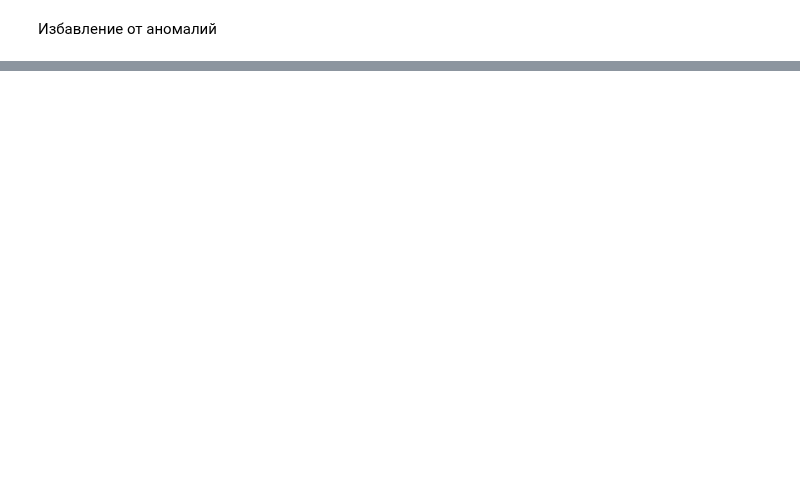
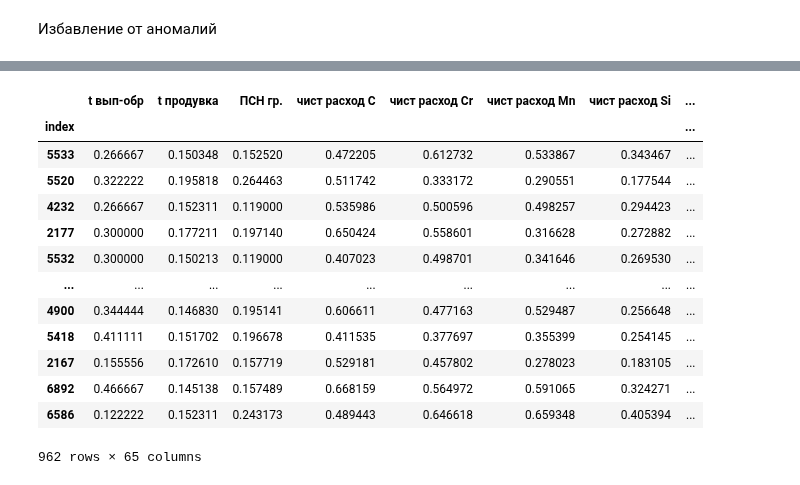
Before and after one commit to OnlyOneUseAcc/Evraz-SCC-prediction, a Jupyter notebook: EDA.ipynb, the cells around one changed output, grey strips where cells are left out. Drawn from its saved outputs; the diff is of its cells as text; code cells hidden in the pictures; blank space fills up the shorter version.

```diff
--- a/EDA.ipynb
+++ b/EDA.ipynb
@@ -101,4 +101,4 @@ marked_data = marked_data.dropna(axis = 0,subset = target_columns)
 # %% [markdown]
  * Заполняем пропущенные данные нулями
 # %%
-marked_data = marked_data.fillna(0)
+marked_data = sf.fill_empty_values(marked_data)
@@ -172,15 +193,12 @@ normalized_data[['произв  количество плавок','произв
 Из описания следует, что эти два признака имеют только по одному уникальному значению,
 тк среднее кв. отклонение равно нулю, избавимся от них.
 # %%
-correlation_list = [ 'химсталь первый Cr_1',
-                     'химсталь первый Cu_1',
-                     'химсталь первый Mo_1',
-                     'химсталь первый Ni_1',
-                     'химсталь первый P_1',
-                     'химсталь первый Si_1',
+correlation_list = [
                      't обработка',
                      't под током',
                      'произв  количество плавок',
-                     'произв количество плавок (цел)' ]
+                     'произв количество плавок (цел)',
+                    'произв количество обработок'
+]
 
 normalized_data = normalized_data.drop(columns=correlation_list)
@@ -189,4 +205,2 @@ KeyError: "['химсталь первый Cr_1' 'химсталь первый
 # %% [markdown]
 Избавление от аномалий
-# %%
-normalized_data = sf.remove_noises(normalized_data)
@@ -198,0 +207,8 @@ plot_data = normalized_data.drop(columns=categorical_columns)
+# %%
+from sklearn.ensemble import IsolationForest
+
+out_forest = IsolationForest()
+out_forest.fit(normalized_data.iloc[:, 1:])
+outlier_predicted = out_forest.predict(normalized_data.iloc[:, 1:])
+normalized_data = normalized_data[outlier_predicted == 1].copy()
+normalized_data.shape
@@ -218,3 +220,20 @@ train_data = normalized_data.drop(test_data.index, axis='index')
+# %%
+test_data
+# %% [output]
+|  | t вып-обр | t продувка | ПСН гр. | чист расход C | чист расход Cr | чист расход Mn | чист расход Si | ... |
+| index |  |  |  |  |  |  |  | ... |
+| 5533 | 0.266667 | 0.150348 | 0.152520 | 0.472205 | 0.612732 | 0.533867 | 0.343467 | ... |
+| 5520 | 0.322222 | 0.195818 | 0.264463 | 0.511742 | 0.333172 | 0.290551 | 0.177544 | ... |
+| 4232 | 0.266667 | 0.152311 | 0.119000 | 0.535986 | 0.500596 | 0.498257 | 0.294423 | ... |
+| 2177 | 0.300000 | 0.177211 | 0.197140 | 0.650424 | 0.558601 | 0.316628 | 0.272882 | ... |
+| 5532 | 0.300000 | 0.150213 | 0.119000 | 0.407023 | 0.498701 | 0.341646 | 0.269530 | ... |
+| ... | ... | ... | ... | ... | ... | ... | ... | ... |
+| 4900 | 0.344444 | 0.146830 | 0.195141 | 0.606611 | 0.477163 | 0.529487 | 0.256648 | ... |
+| 5418 | 0.411111 | 0.151702 | 0.196678 | 0.411535 | 0.377697 | 0.355399 | 0.254145 | ... |
+| 2167 | 0.155556 | 0.172610 | 0.157719 | 0.529181 | 0.457802 | 0.278023 | 0.183105 | ... |
+| 6892 | 0.466667 | 0.145138 | 0.157489 | 0.668159 | 0.564972 | 0.591065 | 0.324271 | ... |
+| 6586 | 0.122222 | 0.152311 | 0.243173 | 0.489443 | 0.646618 | 0.659348 | 0.405394 | ... |
+962 rows × 65 columns
 # %%
 X_test_data = test_data.drop(columns= target_columns)
 labels_test_data = test_data[target_columns]
```
Also changed, not shown: parts of 9 cells of this notebook, 11 other files.
